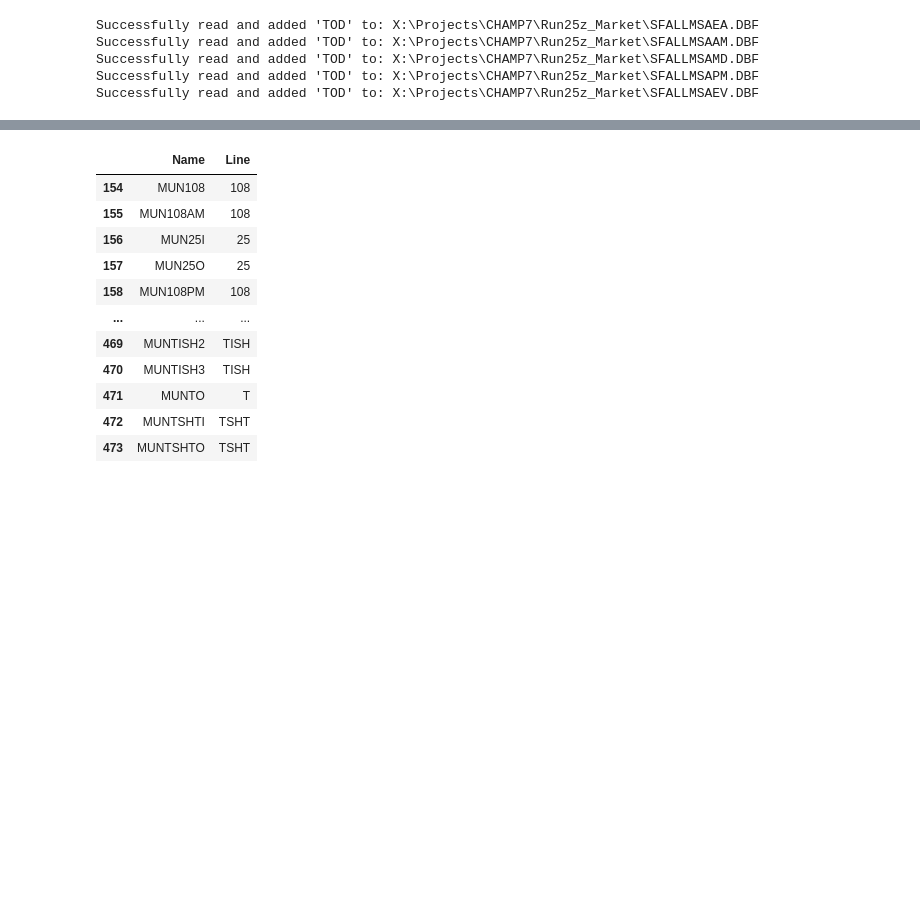
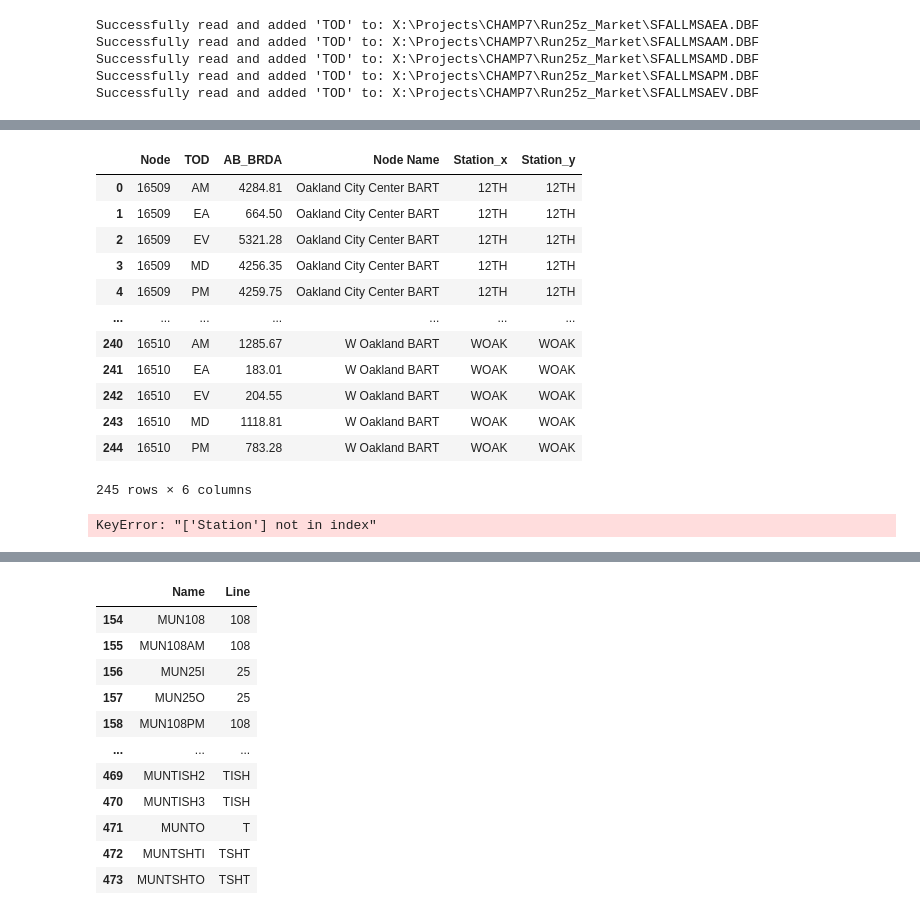
Before and after one commit to sfcta/validation_workbook, a Jupyter notebook: transit/script/screen.ipynb, the cells around one changed output, grey strips where cells are left out. Cells and saved outputs as stored; diff of their text form; code cells hidden in the pictures; blank space fills up the shorter version.

```diff
--- a/transit/script/screen.ipynb
+++ b/transit/script/screen.ipynb
@@ -58,0 +141,7 @@ obs_MUNI_line = pd.read_excel(
+# %%
+BART_BRDA = read_dbf_and_groupby_sum(combined_gdf, "BART", ["A","TOD"], "AB_BRDA")
+EBART_BRDA = read_dbf_and_groupby_sum(combined_gdf, "EBART", ["A", "TOD"], "AB_BRDA")
+OAC_BRDA = read_dbf_and_groupby_sum(combined_gdf, "OAC", ["A", "TOD"], "AB_BRDA")
+BART_A = pd.concat([BART_BRDA, EBART_BRDA, OAC_BRDA])
+BART_A = BART_A.groupby(["A", "TOD"])["AB_BRDA"].sum().reset_index()
+BART_A.columns = ["Node", "TOD", "AB_BRDA"]
@@ -58,0 +164,3 @@ obs_MUNI_line = pd.read_excel(
+# %%
+BART_A = pd.merge(BART_A, node, on=["Node"], how="left")
+BART_A
@@ -58,0 +277,2 @@ obs_MUNI_line = pd.read_excel(
+# %%
+BART_A['Station'] = BART_A['Node Name'].map(station_dict)
@@ -58,0 +295,22 @@ obs_MUNI_line = pd.read_excel(
+# %%
+station = station_name()
+BART_A = pd.merge(BART_A, station, on=["Node"], how="right")
+BART_A
+# %% [output]
+|  | Node | TOD | AB_BRDA | Node Name | Station_x | Station_y |
+| 0 | 16509 | AM | 4284.81 | Oakland City Center BART | 12TH | 12TH |
+| 1 | 16509 | EA | 664.50 | Oakland City Center BART | 12TH | 12TH |
+| 2 | 16509 | EV | 5321.28 | Oakland City Center BART | 12TH | 12TH |
+| 3 | 16509 | MD | 4256.35 | Oakland City Center BART | 12TH | 12TH |
+| 4 | 16509 | PM | 4259.75 | Oakland City Center BART | 12TH | 12TH |
+| ... | ... | ... | ... | ... | ... | ... |
+| 240 | 16510 | AM | 1285.67 | W Oakland BART | WOAK | WOAK |
+| 241 | 16510 | EA | 183.01 | W Oakland BART | WOAK | WOAK |
+| 242 | 16510 | EV | 204.55 | W Oakland BART | WOAK | WOAK |
+| 243 | 16510 | MD | 1118.81 | W Oakland BART | WOAK | WOAK |
+| 244 | 16510 | PM | 783.28 | W Oakland BART | WOAK | WOAK |
+245 rows × 6 columns
+# %%
+unique_pairs = BART_A[['Node Name', 'Station']].drop_duplicates()
+# %% [output]
+KeyError: "['Station'] not in index"
```
Also changed, not shown: parts of 24 cells of this notebook, 7 other files.
